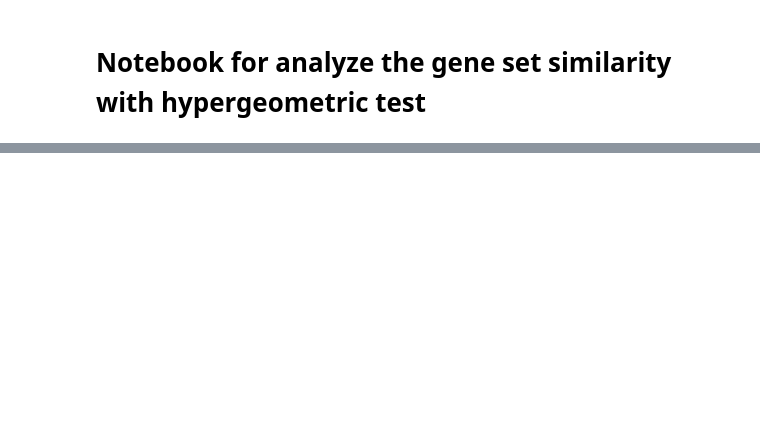
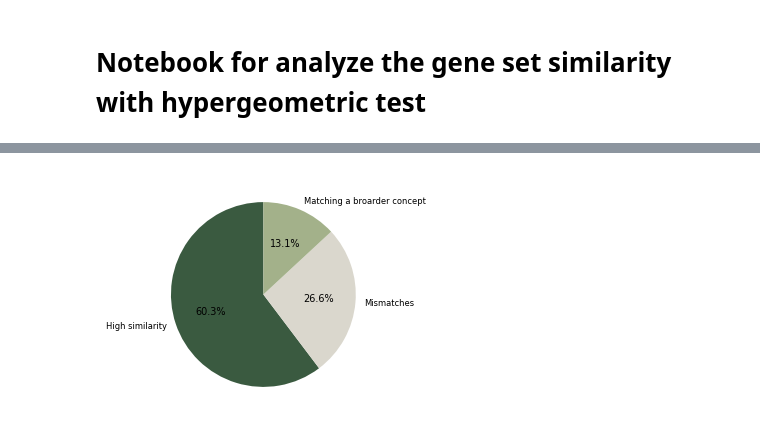
Before and after one commit to idekerlab/llm_evaluation_for_gene_set_interpretation, a Jupyter notebook: 3.[GO set]Evaluate_gene_set_similarity.ipynb, the cells around one changed output, grey strips where cells are left out. Cells and saved outputs as stored; diff of their text form; code cells hidden in the pictures; blank space fills up the shorter version.

```diff
--- a/3.[GO set]Evaluate_gene_set_similarity.ipynb
+++ b/3.[GO set]Evaluate_gene_set_similarity.ipynb
@@ -33,0 +61,11 @@ Name: random_adj_pvals, dtype: float64
+# %%
+# number of terms that the best match term is the query term
+exact_match = 0
+match_in_top_3 = 0
+for i, row in df.iterrows():
+    if row['Term_Description'] in row['top_3_hits'].split('|'):
+        match_in_top_3 += 1
+        if row['Term_Description'] == row['top_3_hits'].split('|')[0]:
+            exact_match += 1
+print('Exact match: ', exact_match)
+print('Match in top 3: ', match_in_top_3)
@@ -33,0 +147,14 @@ Name: random_adj_pvals, dtype: float64
+# %%
+# plot a pie chart
+hits = sum(df_sorted['true_GO_term_sim_percentile'] >= 0.95)
+# high_coverage
+
+mismatches = len(df_sorted) - hits - high_coverage
+labels = ['High similarity', 'Mismatches', 'Matching a broarder concept']
+sizes = [hits, mismatches, high_coverage]
+colors = ['#3a5a40','#dad7cd','#a3b18a']
+fig, ax = plt.subplots(figsize=(3,3))
+ax.pie(sizes, labels=labels, colors=colors, autopct='%1.1f%%', startangle=90)
+fig.savefig('figures/GPT4_GO_compare_stats_pie_chart.svg', bbox_inches='tight')
+# %% [output]
+[figure, added]
```
Also changed, not shown: parts of 23 cells of this notebook, 2 other files.
